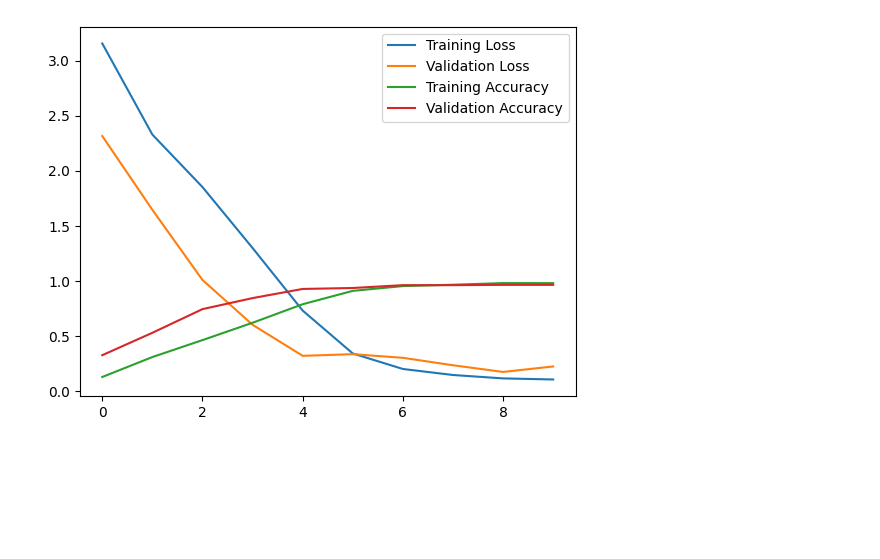
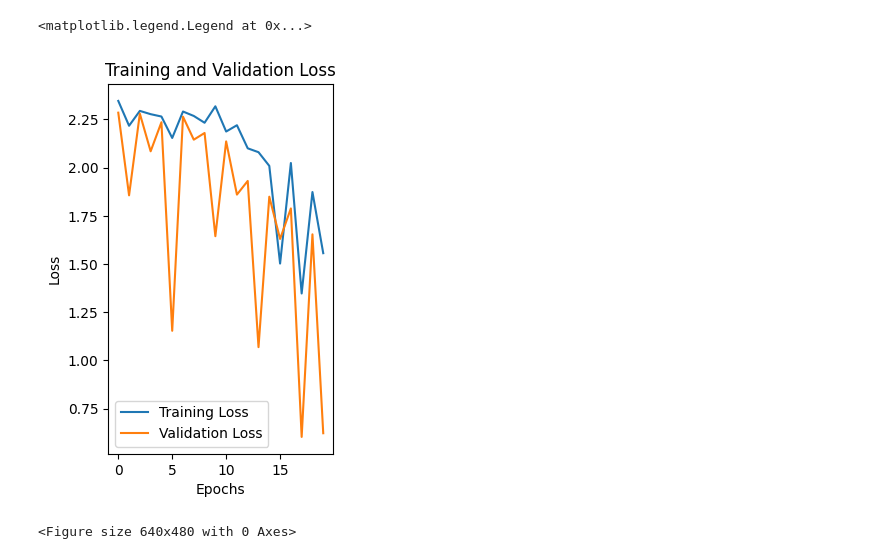
Before and after one commit to Navoneel-nath/Flipkart-Grid-6.0, a Jupyter notebook: model.ipynb, the cells around one changed output. Saved outputs shown, nothing was run; the diff lists cells and outputs as text; code cells hidden in the pictures; blank space fills up the shorter version.

```diff
--- a/model.ipynb
+++ b/model.ipynb
@@ -43,0 +46,9 @@ model = Sequential([
+# %%
+# Training data generator
+train_generator = train_datagen.flow_from_directory(
+    r"C:\Users\navon\OneDrive\Documents\ai workd\resized_data\train",  # Path to your training dataset directory
+    target_size=image_size,
+    batch_size=batch_size,
+    class_mode='categorical',
+    shuffle=True
+)
@@ -43,0 +57,9 @@ model = Sequential([
+# %%
+# Validation data generator
+validation_generator = validation_datagen.flow_from_directory(
+    r"C:\Users\navon\OneDrive\Documents\ai workd\resized_data\validation",  # Path to your validation dataset directory
+    target_size=image_size,
+    batch_size=batch_size,
+    class_mode='categorical',
+    shuffle=False  # No shuffling for validation data
+)
@@ -44,13 +105,13 @@ model = Sequential([
 # %%
 # Compile the model
-model.compile(optimizer='adam',
-              loss='categorical_crossentropy',
-              metrics=['categorical_accuracy'])
+model.compile(optimizer=Adam(learning_rate=0.0001), loss='categorical_crossentropy', metrics=['accuracy'])
 # %%
-# Train the model
+#Train the model and store the training history
 history = model.fit(
     train_generator,
-    epochs=10,
-    validation_data=test_generator
+    epochs=epochs,
+    steps_per_epoch=train_generator.samples // batch_size,
+    validation_data=validation_generator,
+    validation_steps=validation_generator.samples // batch_size
 )
 # %% [output]
@@ -92,10 +156,18 @@ WARNING:absl:You are saving your model as an HDF5 file via `model.save()` or `ke
 # %%
-# Plot the loss and accuracy graph
+# Plot loss
+plt.subplot(1, 2, 2)
 plt.plot(history.history['loss'], label='Training Loss')
 plt.plot(history.history['val_loss'], label='Validation Loss')
-plt.plot(history.history['accuracy'], label='Training Accuracy')
-plt.plot(history.history['val_accuracy'], label='Validation Accuracy')
+plt.title('Training and Validation Loss')
+plt.xlabel('Epochs')
+plt.ylabel('Loss')
 plt.legend()
-plt.show()
 # %% [output]
+<matplotlib.legend.Legend at 0x...>
-[figure, old version]
+[figure, new version]
+# %%
+# Show the plots
+plt.tight_layout()
+plt.show()
+# %% [output]
+<Figure size 640x480 with 0 Axes>
```
Also changed, not shown: parts of 19 cells of this notebook, 1 other file.
